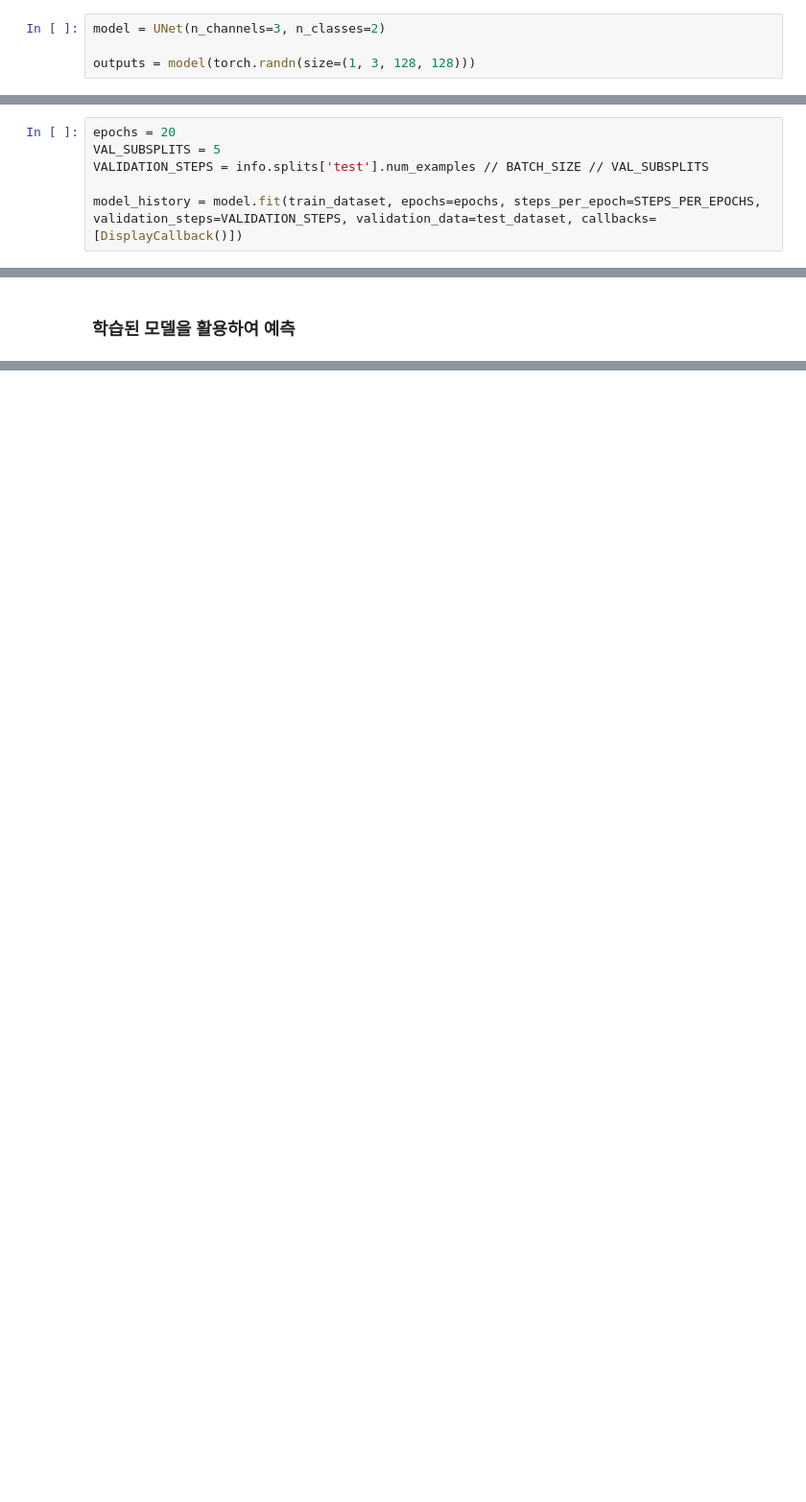
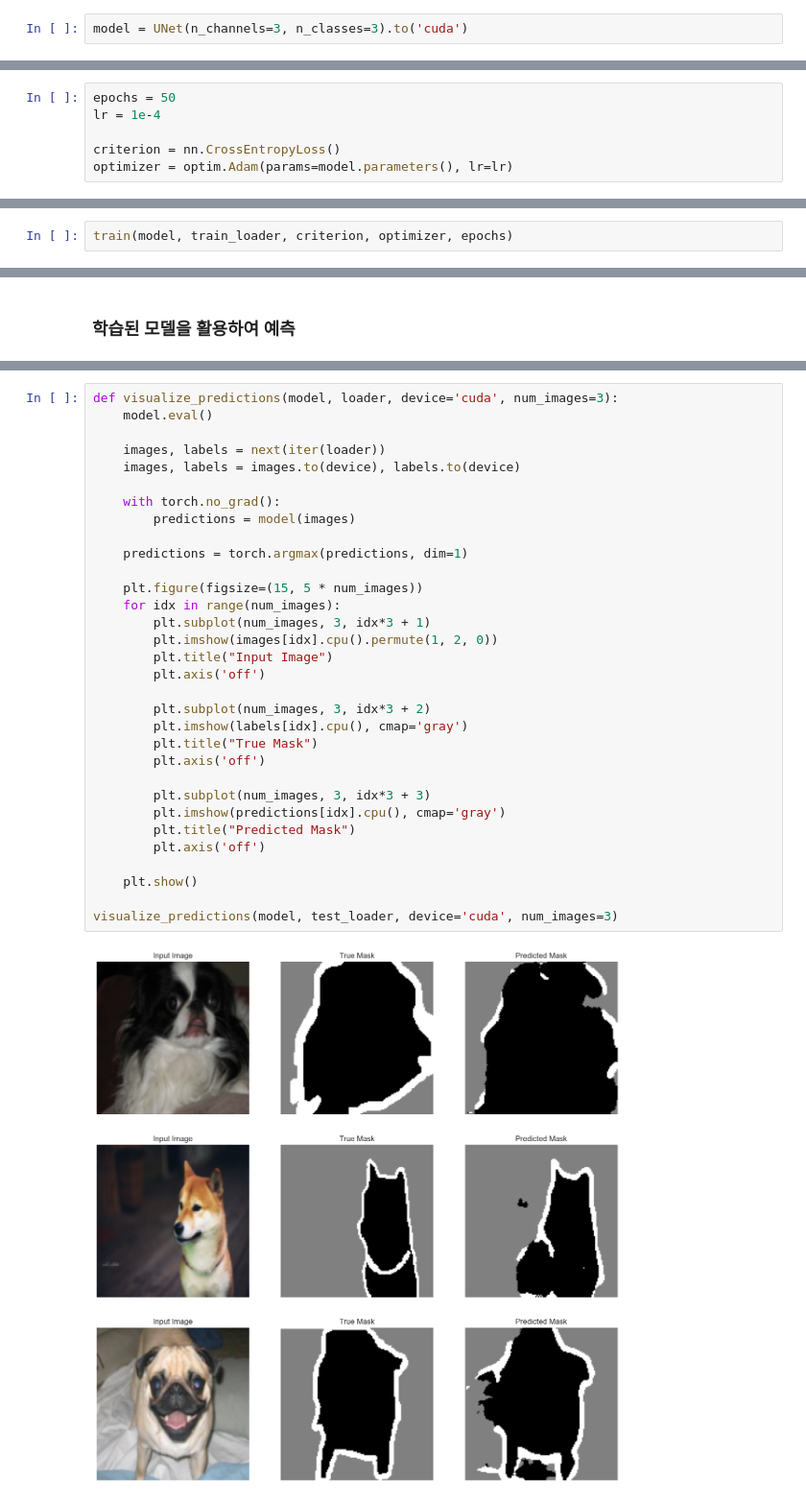
Before and after one commit to kksoo1769/study, a Jupyter notebook: code/computer_vision/04.image_segmentation/pytorch/index.ipynb, the cells around one changed output, grey strips where cells are left out. Shown: that part at 96% size. Drawn from its saved outputs; the diff is of its cells as text; blank space fills up the shorter version.

```diff
--- a/code/computer_vision/04.image_segmentation/pytorch/index.ipynb
+++ b/code/computer_vision/04.image_segmentation/pytorch/index.ipynb
@@ -240,6 +225,4 @@ class UNet(nn.Module):
             if m.bias is not None:
                 nn.init.zeros_(m.bias)
 # %%
-model = UNet(n_channels=3, n_classes=2)
-
-outputs = model(torch.randn(size=(1, 3, 128, 128)))
+model = UNet(n_channels=3, n_classes=3).to('cuda')
@@ -305,6 +228,0 @@ class DisplayCallback(tf.keras.callbacks.Callback):
-# %%
-epochs = 20
-VAL_SUBSPLITS = 5
-VALIDATION_STEPS = info.splits['test'].num_examples // BATCH_SIZE // VAL_SUBSPLITS
-
-model_history = model.fit(train_dataset, epochs=epochs, steps_per_epoch=STEPS_PER_EPOCHS, validation_steps=VALIDATION_STEPS, validation_data=test_dataset, callbacks=[DisplayCallback()])
@@ -333,0 +231,6 @@ plt.show()
+# %%
+epochs = 50
+lr = 1e-4
+
+criterion = nn.CrossEntropyLoss()
+optimizer = optim.Adam(params=model.parameters(), lr=lr)
@@ -333,0 +288,2 @@ plt.show()
+# %%
+train(model, train_loader, criterion, optimizer, epochs)
@@ -348,0 +315,34 @@ show_predictions(test_dataset, 5)
+# %%
+def visualize_predictions(model, loader, device='cuda', num_images=3):
+    model.eval()
+
+    images, labels = next(iter(loader))
+    images, labels = images.to(device), labels.to(device)
+
+    with torch.no_grad():
+        predictions = model(images)
+
+    predictions = torch.argmax(predictions, dim=1)
+
+    plt.figure(figsize=(15, 5 * num_images))
+    for idx in range(num_images):
+        plt.subplot(num_images, 3, idx*3 + 1)
+        plt.imshow(images[idx].cpu().permute(1, 2, 0))
+        plt.title("Input Image")
+        plt.axis('off')
+
+        plt.subplot(num_images, 3, idx*3 + 2)
+        plt.imshow(labels[idx].cpu(), cmap='gray')
+        plt.title("True Mask")
+        plt.axis('off')
+
+        plt.subplot(num_images, 3, idx*3 + 3)
+        plt.imshow(predictions[idx].cpu(), cmap='gray')
+        plt.title("Predicted Mask")
+        plt.axis('off')
+
+    plt.show()
+
+visualize_predictions(model, test_loader, device='cuda', num_images=3)
+# %% [output]
+[figure, added]
```
Also changed, not shown: parts of 22 cells of this notebook, 1 other file.
